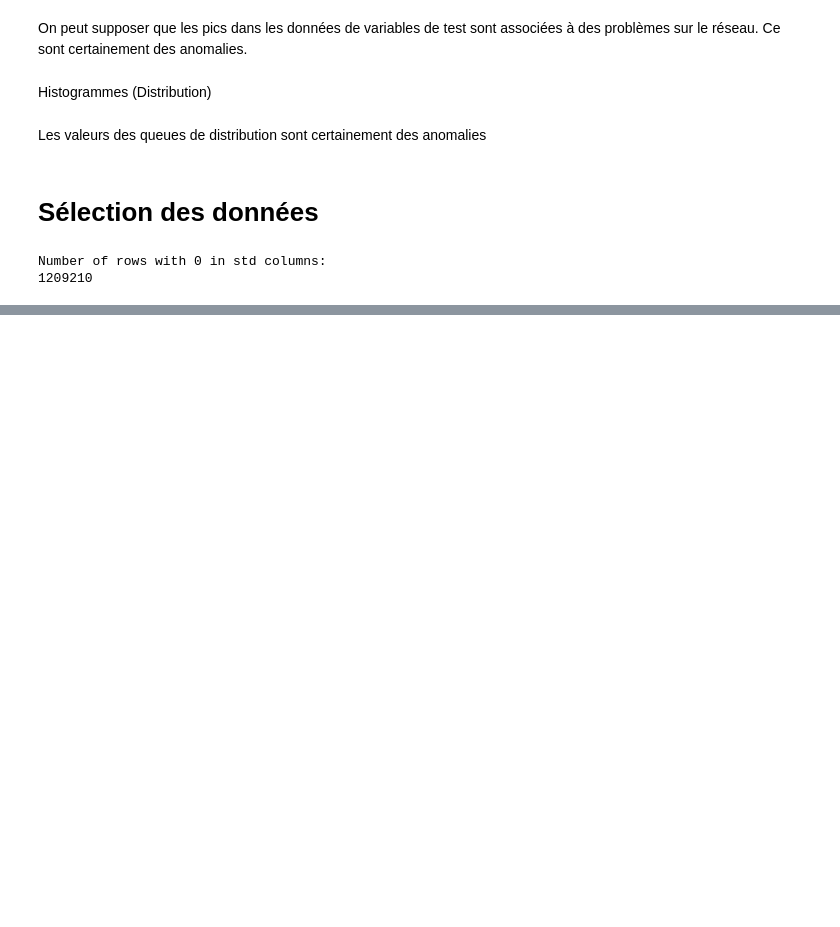
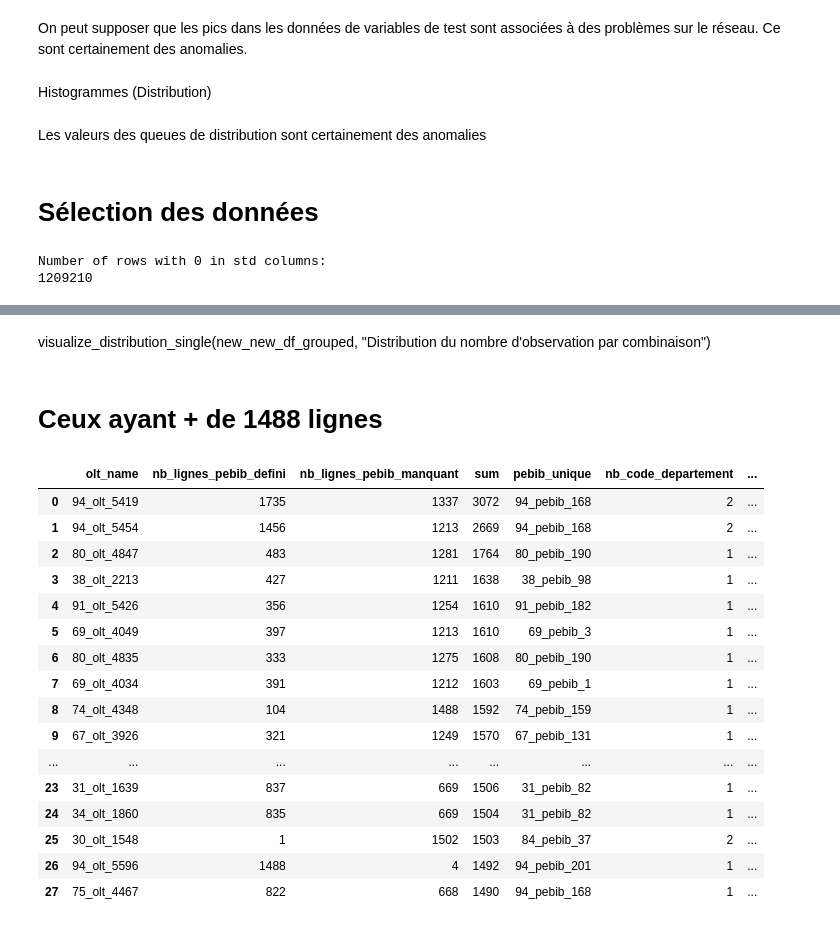
Before and after one commit to issameabdeljalil/Detection_Anomalie_SFR, a Jupyter notebook: exploration.ipynb, the cells around one changed output, grey strips where cells are left out. Saved outputs shown, nothing was run; the diff lists cells and outputs as text; code cells hidden in the pictures; blank space fills up the shorter version.

```diff
--- a/exploration.ipynb
+++ b/exploration.ipynb
@@ -243,0 +619,5 @@ new_df
+# %%
+df_resume_olt['sum'] = df_resume_olt['nb_lignes_pebib_defini'] + df_resume_olt['nb_lignes_pebib_manquant']
+df_resume_olt.sort_values(by='sum', ascending=False, inplace=True)
+df_resume_olt.reset_index(drop=True, inplace=True)
+df_resume_olt
@@ -243,0 +727,14 @@ new_df
+# %%
+# On travaille sur une copie pour garder intact l'original
+new_df_pebib_nan_imputed = new_df_pebib_nan.copy()
+
+# On filtre les OLT où l'imputation est sûre
+df_a_imputer = df_verif_profil_strict[df_verif_profil_strict['profil_technique_identique'] == True]
+
+# Imputation boucle
+for _, row in df_a_imputer.iterrows():
+    olt = row['olt_name']
+    pebib_correct = row['pebib_unique']
+
+    mask = new_df_pebib_nan_imputed['olt_name'] == olt
+    new_df_pebib_nan_imputed.loc[mask, 'pebib'] = pebib_correct
@@ -243,0 +804,50 @@ new_df
+# %% [markdown]
+visualize_distribution_single(new_new_df_grouped, "Distribution du nombre d'observation par combinaison")
+# %% [markdown]
+# Ceux ayant + de 1488 lignes
+# %%
+df_ambigus = df_resume_olt[df_resume_olt['sum'] > 1488].copy()
+profil_technique_divers = []
+
+for _, row in df_ambigus.iterrows():
+    olt = row['olt_name']
+    df_olt = new_df[new_df['olt_name'] == olt]
+
+    n_dept = df_olt['code_departement'].nunique()
+    n_peag = df_olt['peag_nro'].nunique()
+    n_boucle = df_olt['boucle'].nunique()
+
+    n_combinations = df_olt.groupby(['code_departement', 'peag_nro', 'boucle']).ngroups
+
+    profil_technique_divers.append({
+        'olt_name': olt,
+        'nb_lignes_pebib_defini': row['nb_lignes_pebib_defini'],
+        'nb_lignes_pebib_manquant': row['nb_lignes_pebib_manquant'],
+        'sum': row['sum'],
+        'pebib_unique': row['pebib_unique'],
+        'nb_code_departement': n_dept,
+        'nb_peag_nro': n_peag,
+        'nb_boucle': n_boucle,
+        'nb_combinaisons_techniques': n_combinations
+    })
+
+df_ambigus_profil = pd.DataFrame(profil_technique_divers).sort_values(by='sum', ascending=False)
+df_ambigus_profil
+# %% [output]
+|  | olt_name | nb_lignes_pebib_defini | nb_lignes_pebib_manquant | sum | pebib_unique | nb_code_departement | ... |
+| 0 | 94_olt_5419 | 1735 | 1337 | 3072 | 94_pebib_168 | 2 | ... |
+| 1 | 94_olt_5454 | 1456 | 1213 | 2669 | 94_pebib_168 | 2 | ... |
+| 2 | 80_olt_4847 | 483 | 1281 | 1764 | 80_pebib_190 | 1 | ... |
+| 3 | 38_olt_2213 | 427 | 1211 | 1638 | 38_pebib_98 | 1 | ... |
+| 4 | 91_olt_5426 | 356 | 1254 | 1610 | 91_pebib_182 | 1 | ... |
+| 5 | 69_olt_4049 | 397 | 1213 | 1610 | 69_pebib_3 | 1 | ... |
+| 6 | 80_olt_4835 | 333 | 1275 | 1608 | 80_pebib_190 | 1 | ... |
+| 7 | 69_olt_4034 | 391 | 1212 | 1603 | 69_pebib_1 | 1 | ... |
+| 8 | 74_olt_4348 | 104 | 1488 | 1592 | 74_pebib_159 | 1 | ... |
+| 9 | 67_olt_3926 | 321 | 1249 | 1570 | 67_pebib_131 | 1 | ... |
+| ... | ... | ... | ... | ... | ... | ... | ... |
+| 23 | 31_olt_1639 | 837 | 669 | 1506 | 31_pebib_82 | 1 | ... |
+| 24 | 34_olt_1860 | 835 | 669 | 1504 | 31_pebib_82 | 1 | ... |
+| 25 | 30_olt_1548 | 1 | 1502 | 1503 | 84_pebib_37 | 2 | ... |
+| 26 | 94_olt_5596 | 1488 | 4 | 1492 | 94_pebib_201 | 1 | ... |
+| 27 | 75_olt_4467 | 822 | 668 | 1490 | 94_pebib_168 | 1 | ... |
```
Also changed, not shown: parts of 43 cells of this notebook, 1 other file.
